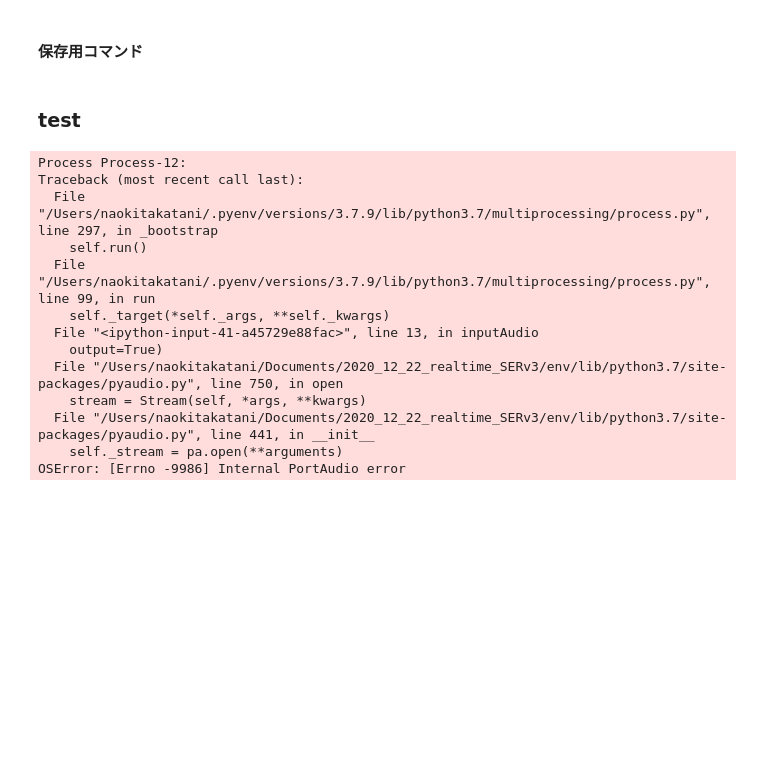
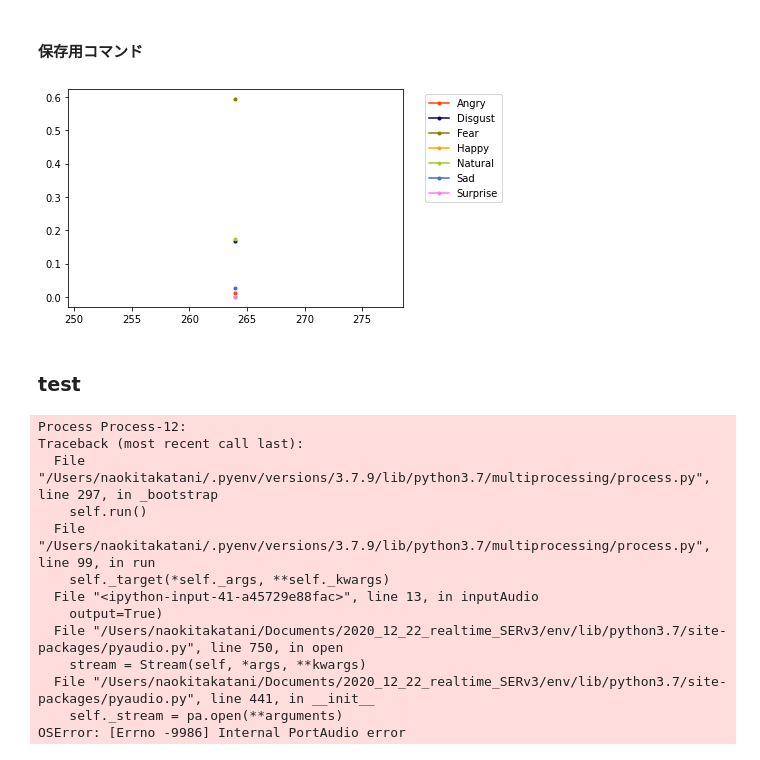
Before and after one commit to naokitakatani/2020_12_22_realtime_SERv3, a Jupyter notebook: develop_realtimeEmotionRecognition2.ipynb, the cells around one changed output. Drawn from its saved outputs; the diff is of its cells as text; code cells hidden in the pictures; blank space fills up the shorter version.

```diff
--- a/develop_realtimeEmotionRecognition2.ipynb
+++ b/develop_realtimeEmotionRecognition2.ipynb
@@ -290,9 +283,21 @@ Realtime emotion recognition stoped.
 # %% [markdown]
 #### 保存用コマンド
 # %%
-dt_now = datetime.datetime.now()
+dt_now = datetime.datetime.now().strftime('%Y-%m-%d-%H-%M-%S')
 os.makedirs("output", exist_ok=True)
-os.makedirs("output/"+str(dt_now.isoformat()), exist_ok=True)
+os.makedirs("output/"+str(dt_now), exist_ok=True)
+# %%
+legend_list = ["Angry", "Disgust", "Fear", "Happy", "Natural", "Sad", "Surprise"]
+linecolor = ["orangered", "navy", "olive", "orange", "yellowgreen", "royalblue", "violet"]
+for start, end in  zip(eAn.voiceOnWave[:,0,1],eAn.voiceOnWave[:,1,1]):
+    for i, name in zip(range(len(legend_list)),legend_list):
+        plt.plot(time_axis[start:end], emotion[start:end,i], label=name,marker='.', color=linecolor[i])
+    legend_list = ["", "", "", "", "", "", ""]
+plt.legend(bbox_to_anchor=(1.05, 1), loc='upper left')
+filename = "output/"+str(dt_now)+"/"+"graph.png"
+plt.savefig(filename)
+# %% [output]
+[figure, added]
 # %%
 for no in eAn.voiceOnWave:
     Y=eAn.wave[no[0,0]:no[1,0]].reshape(-1)
```
Also changed, not shown: parts of 19 cells of this notebook.
